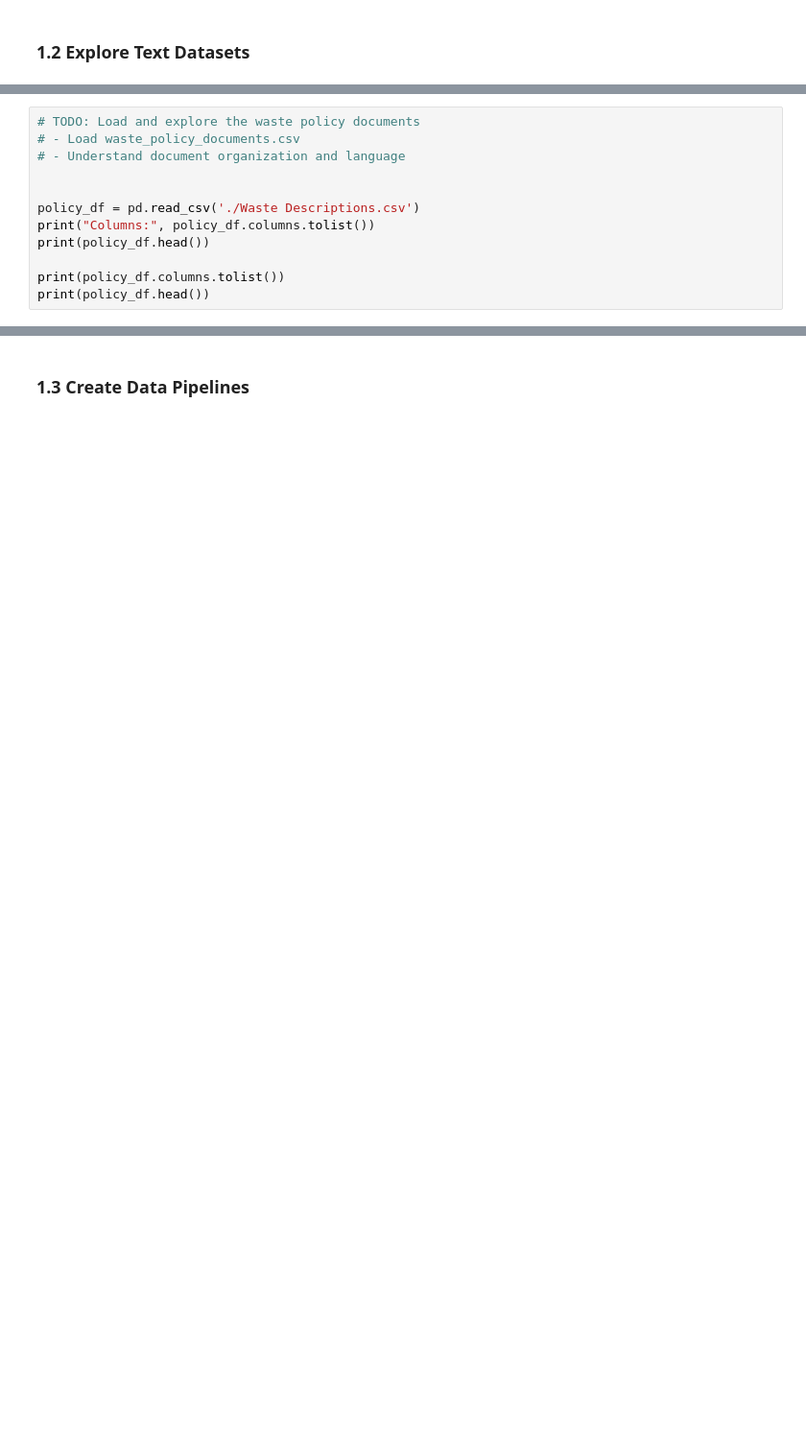
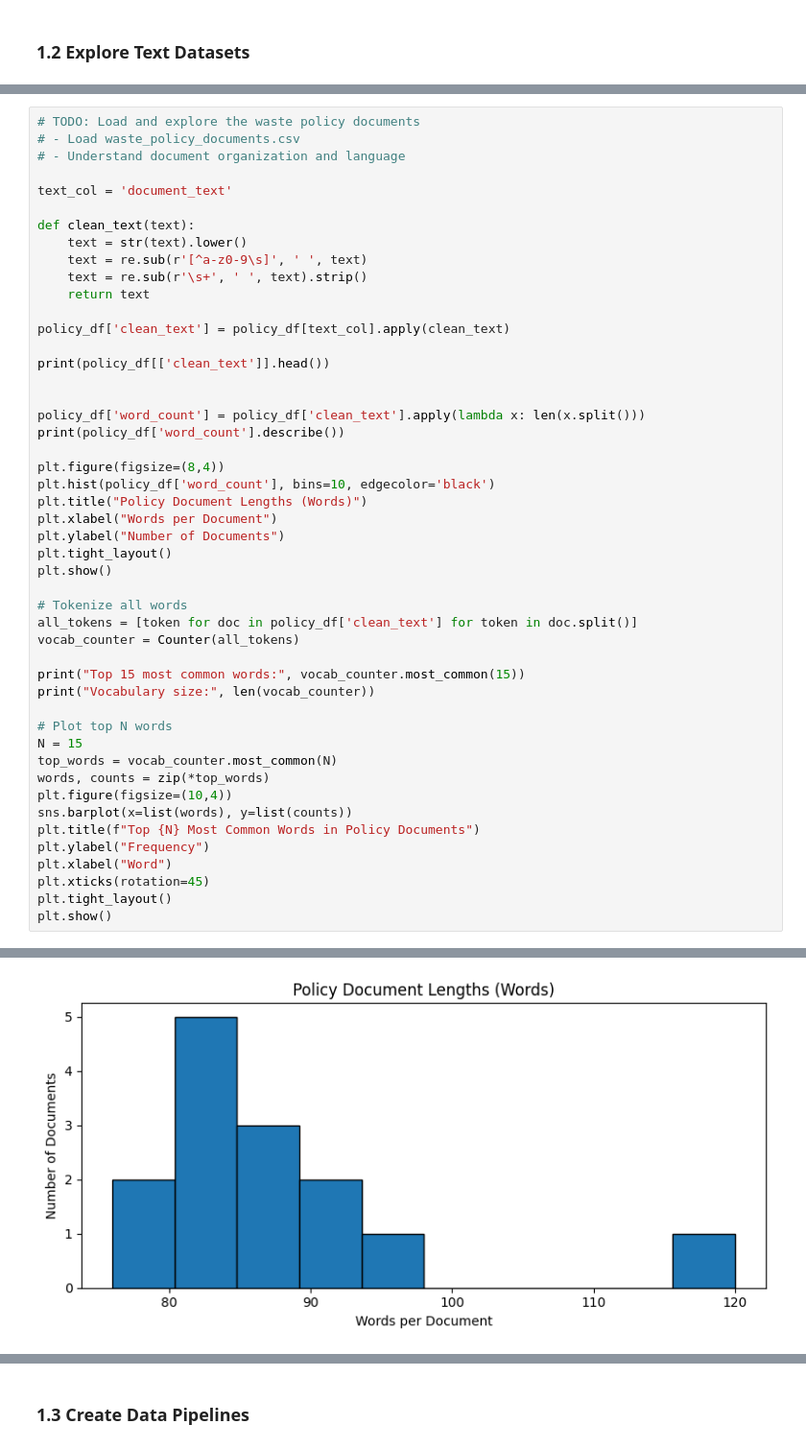
Before and after one commit to bcaudillo/data_science, a Jupyter notebook: Waste Management Summative.ipynb, the cells around one changed output, grey strips where cells are left out. Shown: that part at 96% size. Cells and saved outputs as stored; diff of their text form; blank space fills up the shorter version.

```diff
--- a/Waste Management Summative.ipynb
+++ b/Waste Management Summative.ipynb
@@ -175,12 +91,0 @@ Image resolution (sample):
-# %%
-# TODO: Load and explore the waste policy documents
-# - Load waste_policy_documents.csv
-# - Understand document organization and language
-
-
-policy_df = pd.read_csv('./Waste Descriptions.csv')
-print("Columns:", policy_df.columns.tolist())
-print(policy_df.head())
-
-print(policy_df.columns.tolist())
-print(policy_df.head())
@@ -204,0 +128,49 @@ Columns: ['description', 'category', 'disposal_instruction', 'common_confusion',
+# %%
+# TODO: Load and explore the waste policy documents
+# - Load waste_policy_documents.csv
+# - Understand document organization and language
+
+text_col = 'document_text'
+
+def clean_text(text):
+    text = str(text).lower()
+    text = re.sub(r'[^a-z0-9\s]', ' ', text)
+    text = re.sub(r'\s+', ' ', text).strip()
+    return text
+
+policy_df['clean_text'] = policy_df[text_col].apply(clean_text)
+
+print(policy_df[['clean_text']].head())
+
+
+policy_df['word_count'] = policy_df['clean_text'].apply(lambda x: len(x.split()))
+print(policy_df['word_count'].describe())
+
+plt.figure(figsize=(8,4))
+plt.hist(policy_df['word_count'], bins=10, edgecolor='black')
+plt.title("Policy Document Lengths (Words)")
+plt.xlabel("Words per Document")
+plt.ylabel("Number of Documents")
+plt.tight_layout()
+plt.show()
+
+# Tokenize all words
+all_tokens = [token for doc in policy_df['clean_text'] for token in doc.split()]
+vocab_counter = Counter(all_tokens)
+
+print("Top 15 most common words:", vocab_counter.most_common(15))
+print("Vocabulary size:", len(vocab_counter))
+
+# Plot top N words
+N = 15
+top_words = vocab_counter.most_common(N)
+words, counts = zip(*top_words)
+plt.figure(figsize=(10,4))
+sns.barplot(x=list(words), y=list(counts))
+plt.title(f"Top {N} Most Common Words in Policy Documents")
+plt.ylabel("Frequency")
+plt.xlabel("Word")
+plt.xticks(rotation=45)
+plt.tight_layout()
+plt.show()
+# %% [output]
@@ -204,0 +192 @@ Columns: ['description', 'category', 'disposal_instruction', 'common_confusion',
+[figure, added]
```
Also changed, not shown: parts of 36 cells of this notebook, 1 other file.
